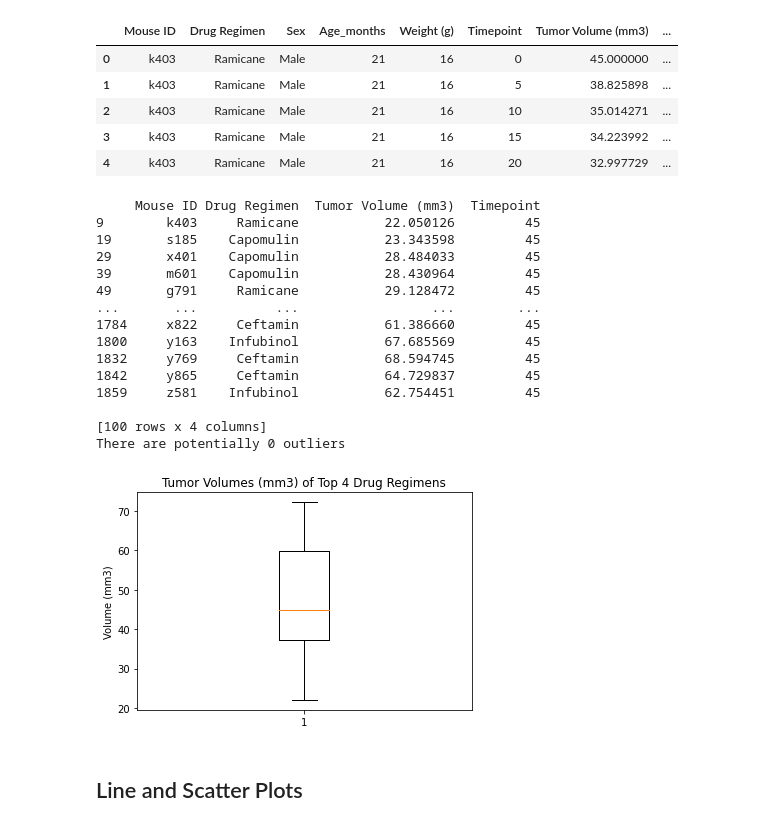
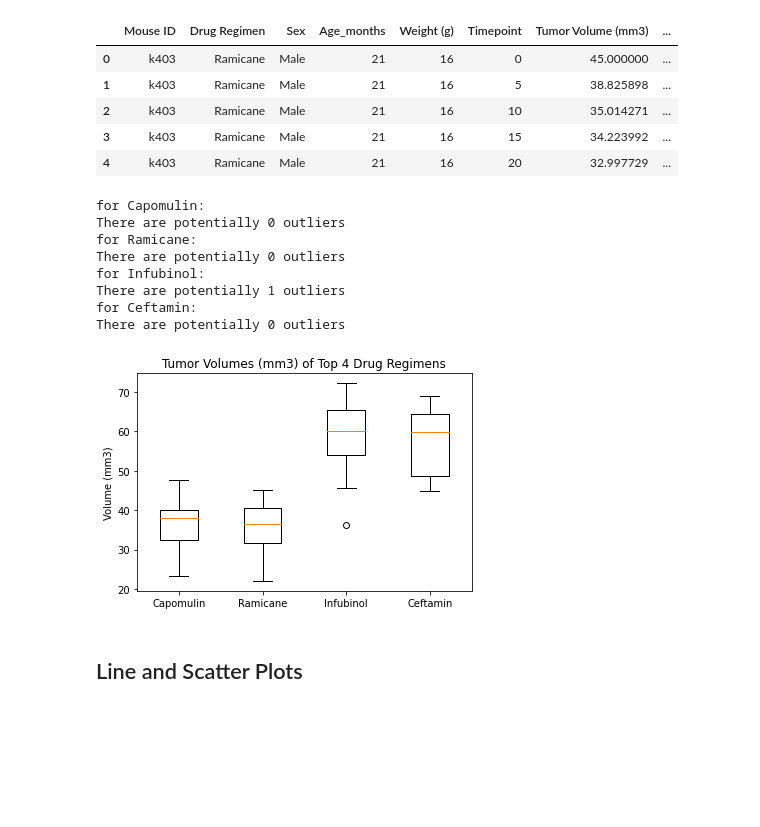
Before and after one commit to danijmartin/matplotlib-challenge, a Jupyter notebook: pymaceuticals.ipynb, the cells around one changed output. Drawn from its saved outputs; the diff is of its cells as text; code cells hidden in the pictures; blank space fills up the shorter version.

Commit message:
corrected code for outliers and added box plot

```diff
--- a/pymaceuticals.ipynb
+++ b/pymaceuticals.ipynb
@@ -193,58 +193,48 @@ combined_with_max.head()
 
 drug_list=['Capomulin', 'Ramicane', 'Infubinol', 'Ceftamin']
 
+# Create empty list to fill with tumor vol data (for plotting)
+
+max_tumors = []
+
 # Locate the rows which contain mice on each drug and get the tumor volumes
 
-max_tumors = combined_with_max[['Mouse ID',
-                                'Drug Regimen',
-                               'Tumor Volume (mm3)',
-                                'Timepoint']].loc[(combined_with_max['Max Timepoint'] == combined_with_max['Timepoint']) &
-                                                 (combined_with_max['Drug Regimen'].isin(drug_list))]
-print(max_tumors)
+for drug in drug_list:
+    tumors = combined_with_max['Tumor Volume (mm3)'].loc[(combined_with_max['Drug Regimen'] == drug) &
+                                                (combined_with_max['Max Timepoint'] == combined_with_max['Timepoint'])]
+    max_tumors.append(tumors)
 
 # Calculate the IQR and quantitatively determine if there are any potential outliers.
 
-quartiles = max_tumors['Tumor Volume (mm3)'].quantile([0.25, 0.75])
-lowerq = quartiles[0.25]
-upperq = quartiles[0.75]
-iqr = upperq - lowerq
-lower_bound = lowerq - (1.5*iqr)
-upper_bound = upperq + (1.5*iqr)
+def outlier_bounds(x):
+    lower_bound = (x.quantile(0.25) - (1.5*(x.quantile(0.75) - x.quantile(0.25))))
+    upper_bound = (x.quantile(0.75) + (1.5*(x.quantile(0.75) - x.quantile(0.25))))
+    potential_outliers = [tumor for tumor in x if tumor < lower_bound or tumor > upper_bound]
+    print(f'There are potentially {len(potential_outliers)} outliers')
+    return
 
 # Determine outliers using upper and lower bounds
-
-potential_outliers = []
-
-for tumor in max_tumors['Tumor Volume (mm3)']:
-    if  tumor < lower_bound or tumor > upper_bound:
-        potential_outliers.append(tumor)
-
-print(f'There are potentially {len(potential_outliers)} outliers')
+for i in range(0,4):
+    print(f'for {drug_list[i]}:')
+    outlier_bounds(max_tumors[i])
 # %% [output]
-     Mouse ID Drug Regimen  Tumor Volume (mm3)  Timepoint
-9        k403     Ramicane           22.050126         45
-19       s185    Capomulin           23.343598         45
-29       x401    Capomulin           28.484033         45
-39       m601    Capomulin           28.430964         45
-49       g791     Ramicane           29.128472         45
-...       ...          ...                 ...        ...
-1784     x822     Ceftamin           61.386660         45
-1800     y163    Infubinol           67.685569         45
-1832     y769     Ceftamin           68.594745         45
-1842     y865     Ceftamin           64.729837         45
-1859     z581    Infubinol           62.754451         45
-
-[100 rows x 4 columns]
+for Capomulin:
 There are potentially 0 outliers
+for Ramicane:
+There are potentially 0 outliers
+for Infubinol:
+There are potentially 1 outliers
+for Ceftamin:
+There are potentially 0 outliers
 # %%
 # Generate a box plot of the final tumor volume of each mouse across four regimens of interest
 
-plt.boxplot(max_tumors['Tumor Volume (mm3)'])
+plt.boxplot(max_tumors, labels = drug_list)
 plt.title('Tumor Volumes (mm3) of Top 4 Drug Regimens')
 plt.ylabel('Volume (mm3)')
 plt.show()
 # %% [output]
-[figure, old version]
+[figure, new version]
 # %% [markdown]
 ## Line and Scatter Plots
 # %%
```
Also changed, not shown: parts of 1 cell of this notebook.
